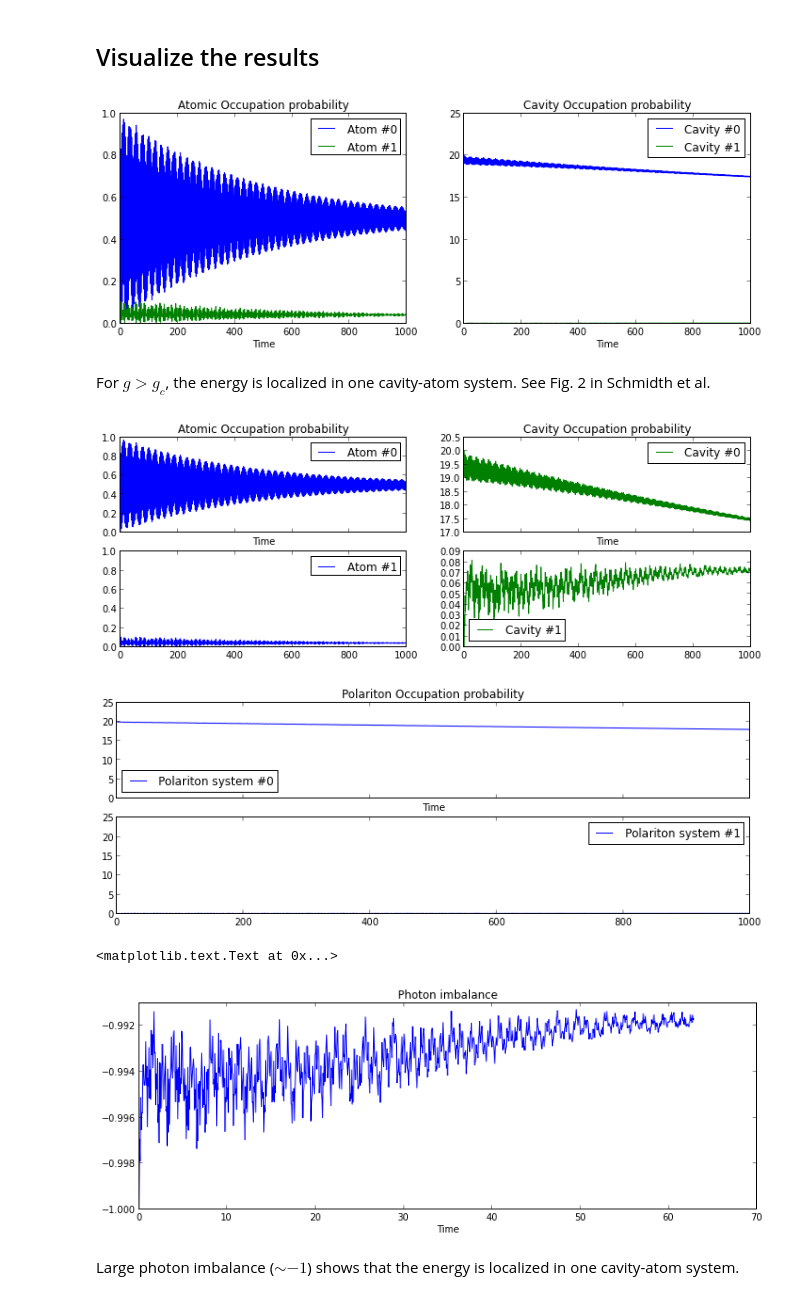
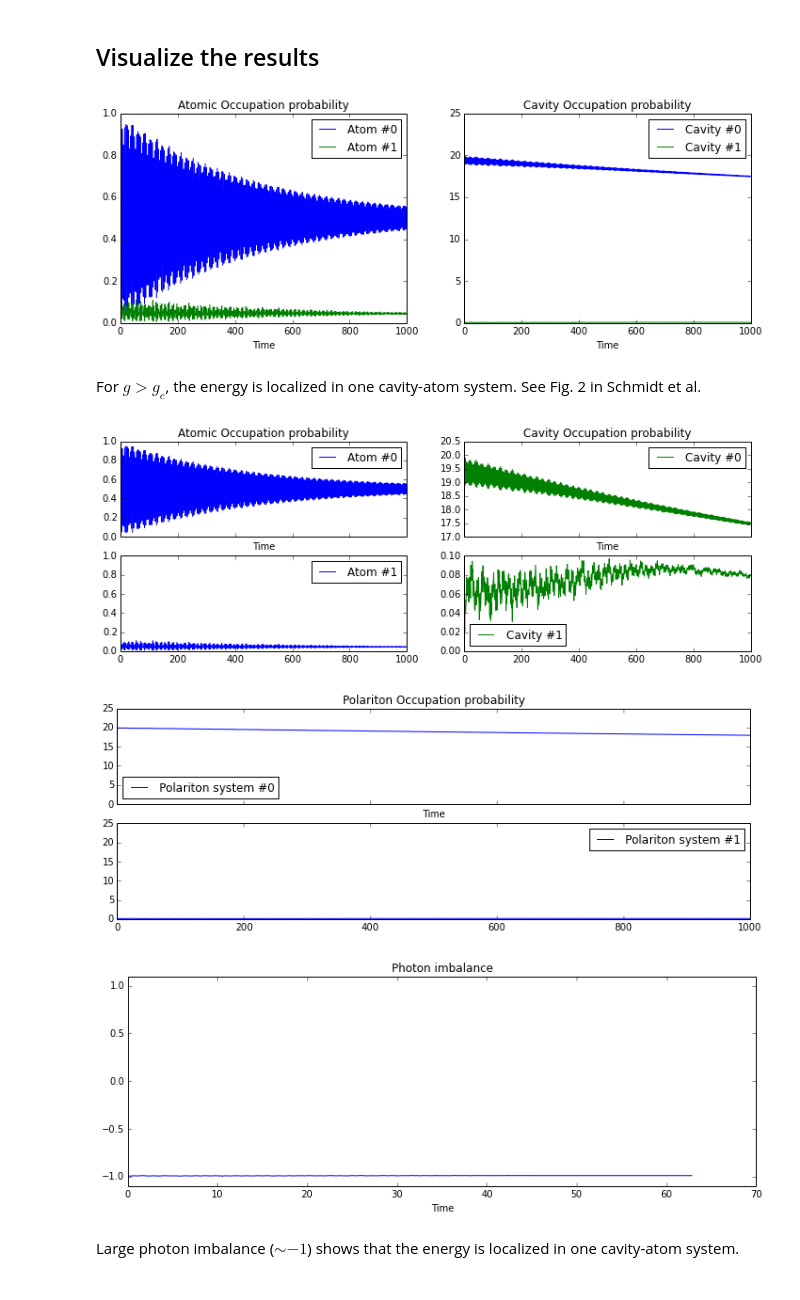
Before and after one commit to jrjohansson/reproduced-papers, a Jupyter notebook: Reproduce-PRB-82-100507-2010-Schmidt.ipynb, the cells around one changed output. Drawn from its saved outputs; the diff is of its cells as text; code cells hidden in the pictures.

```diff
--- a/Reproduce-PRB-82-100507-2010-Schmidt.ipynb
+++ b/Reproduce-PRB-82-100507-2010-Schmidt.ipynb
@@ -26,7 +26,7 @@ wa = ones(2) * 1.00 * 2 * pi         # atom frequency
 J  = 0.01 * 2 * pi            # coupling strength: cavity-cavity
 
 # localization threshold is 2.8 * sqrt(nn) * J
-gc = 2.9 * sqrt(nn) * J
+gc = 2.8 * sqrt(nn) * J
 
 g  = ones(2) * gc * 2.0   # coupling strength: atom-cavity
 kappa = ones(2) * 0.01 * J/(2*pi)      # cavity dissipation rate
@@ -133,9 +133,9 @@ axes[1].legend(loc=0)
 axes[1].set_xlabel('Time')
 axes[1].set_title('Cavity Occupation probability');
 # %% [output]
-[figure, old version]
+[figure, new version]
 # %% [markdown]
-For $g > g_c$, the energy is localized in one cavity-atom system. See Fig. 2 in Schmidth et al.
+For $g > g_c$, the energy is localized in one cavity-atom system. See Fig. 2 in Schmidt et al.
 # %%
 fig, axes = subplots(M, 2, sharex=True, figsize=(12,2*M))
 
@@ -153,7 +153,7 @@ for m in range(M):
         axes[m,0].set_title('Atomic Occupation probability')
         axes[m,1].set_title('Cavity Occupation probability')
 # %% [output]
-[figure, old version]
+[figure, new version]
 # %%
 """
 Plot polaritons
@@ -168,21 +168,21 @@ for m in range(M):
         axes[m].set_xlabel('Time')
         axes[m].set_title('Polariton Occupation probability')
 # %% [output]
-[figure, old version]
+[figure, new version]
 # %%
 """
 Plot photon imbalance
 """
 
 n = output.expect[3*M] / output.expect[3*M+1]
 
 fig, axes = subplots(1, 1, sharex=True, sharey=True, figsize=(12,2*M))
 
 axes.plot(tlist * J, n, label="Photon imbalance")
 axes.set_xlabel('Time')
-axes.set_title('Photon imbalance')
+axes.set_ylim(-1.1, 1.1)
+axes.set_title('Photon imbalance');
 # %% [output]
-<matplotlib.text.Text at 0x...>
-[figure, old version]
+[figure, new version]
 # %% [markdown]
 Large photon imbalance ($\sim - 1$) shows that the energy is localized in one cavity-atom system.
```
Also changed, not shown: parts of 3 cells of this notebook, 1 other file.
